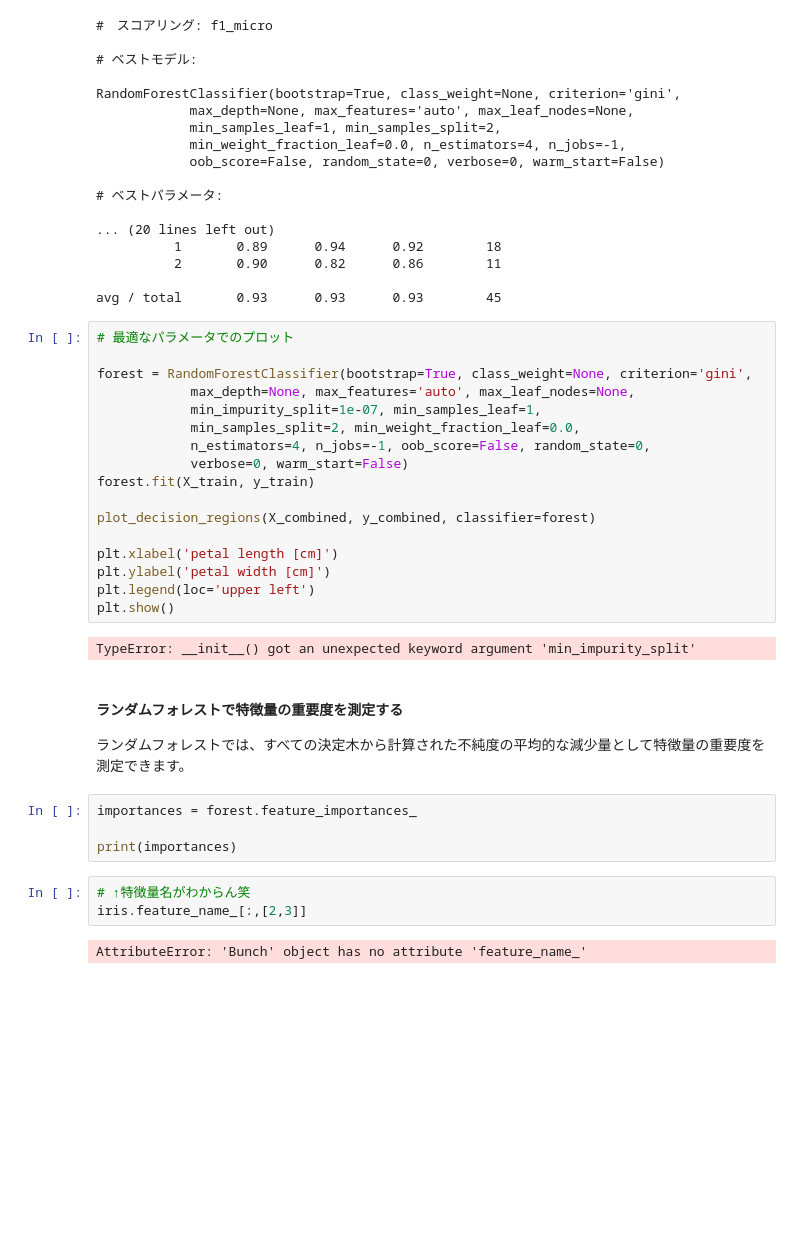
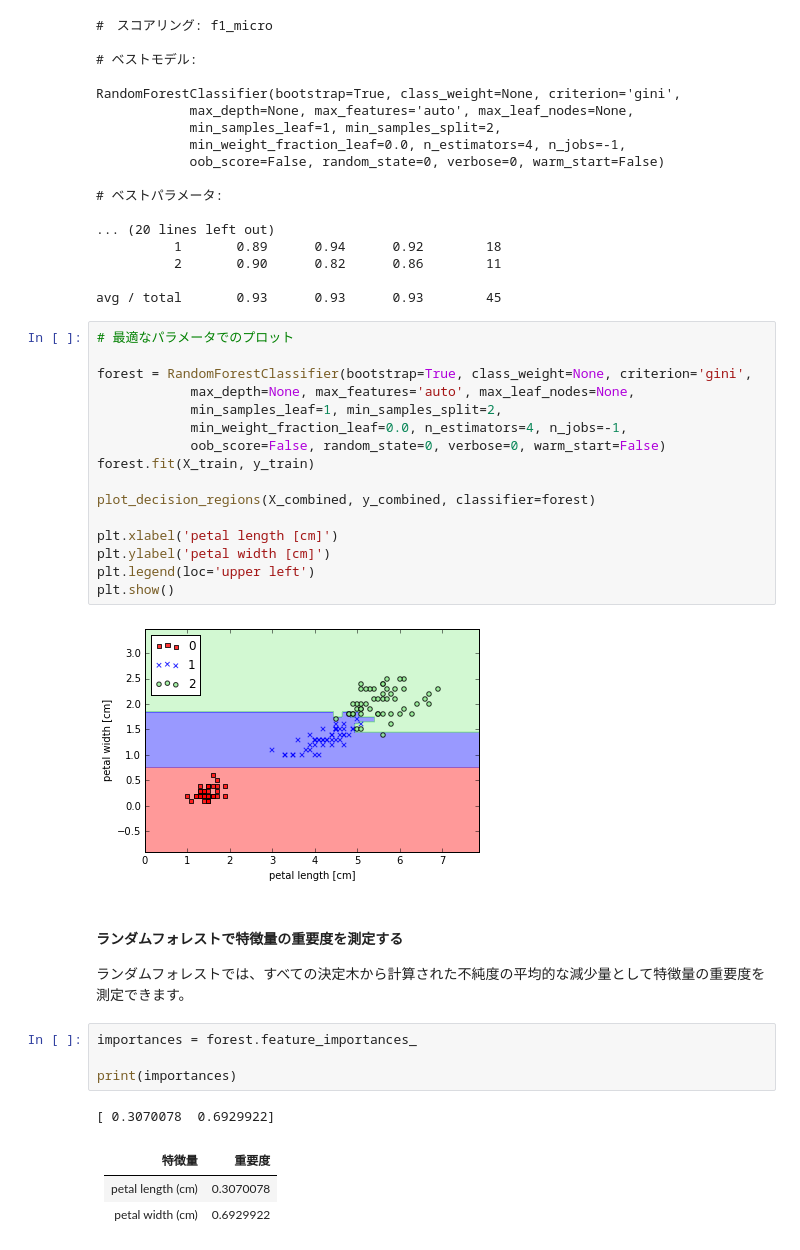
Before and after one commit to tsuruchan/introduction_to_machine_learning, a Jupyter notebook: MachineLeaningCourse vol.11.ipynb, the cells around one changed output. Cells and saved outputs as stored; diff of their text form; blank space fills up the shorter version.

```diff
--- a/MachineLeaningCourse vol.11.ipynb
+++ b/MachineLeaningCourse vol.11.ipynb
@@ -239,22 +239,21 @@ avg / total       0.93      0.93      0.93        45
 # %%
 # 最適なパラメータでのプロット
 
 forest = RandomForestClassifier(bootstrap=True, class_weight=None, criterion='gini',
             max_depth=None, max_features='auto', max_leaf_nodes=None,
-            min_impurity_split=1e-07, min_samples_leaf=1,
-            min_samples_split=2, min_weight_fraction_leaf=0.0,
-            n_estimators=4, n_jobs=-1, oob_score=False, random_state=0,
-            verbose=0, warm_start=False)
+            min_samples_leaf=1, min_samples_split=2,
+            min_weight_fraction_leaf=0.0, n_estimators=4, n_jobs=-1,
+            oob_score=False, random_state=0, verbose=0, warm_start=False)
 forest.fit(X_train, y_train)
 
 plot_decision_regions(X_combined, y_combined, classifier=forest)
 
 plt.xlabel('petal length [cm]')
 plt.ylabel('petal width [cm]')
 plt.legend(loc='upper left')
 plt.show()
 # %% [output]
-TypeError: __init__() got an unexpected keyword argument 'min_impurity_split'
+[figure, added]
 # %% [markdown]
 #### ランダムフォレストで特徴量の重要度を測定する
 ランダムフォレストでは、すべての決定木から計算された不純度の平均的な減少量として特徴量の重要度を測定できます。
@@ -262,8 +261,10 @@ TypeError: __init__() got an unexpected keyword argument 'min_impurity_split'
 importances = forest.feature_importances_
 
 print(importances)
+# %% [output]
+[ 0.3070078  0.6929922]
-# %%
-# ↑特徴量名がわからん笑
-iris.feature_name_[:,[2,3]]
-# %% [output]
-AttributeError: 'Bunch' object has no attribute 'feature_name_'
+# %% [markdown]
+|特徴量|重要度|
+|:--|:--|
+|petal length (cm)|0.3070078|
+|petal width (cm)|0.6929922|
```
Also changed, not shown: parts of 6 cells of this notebook, 2 other files.
